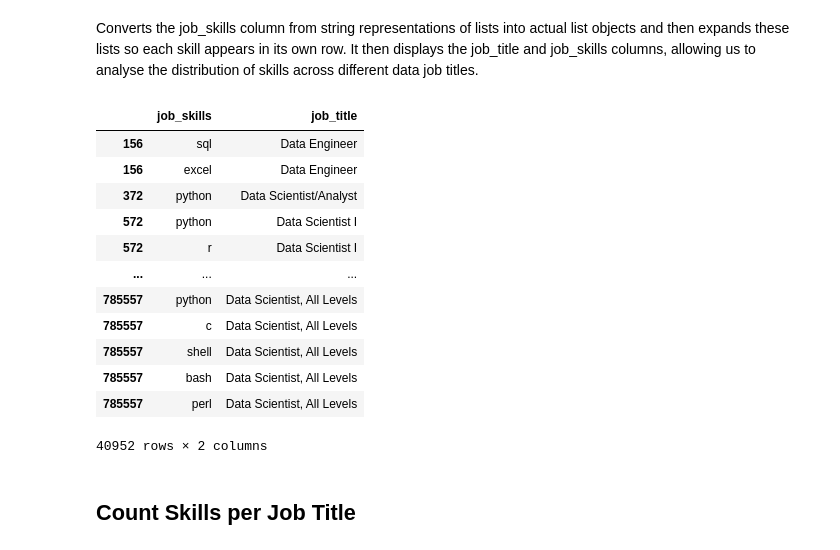
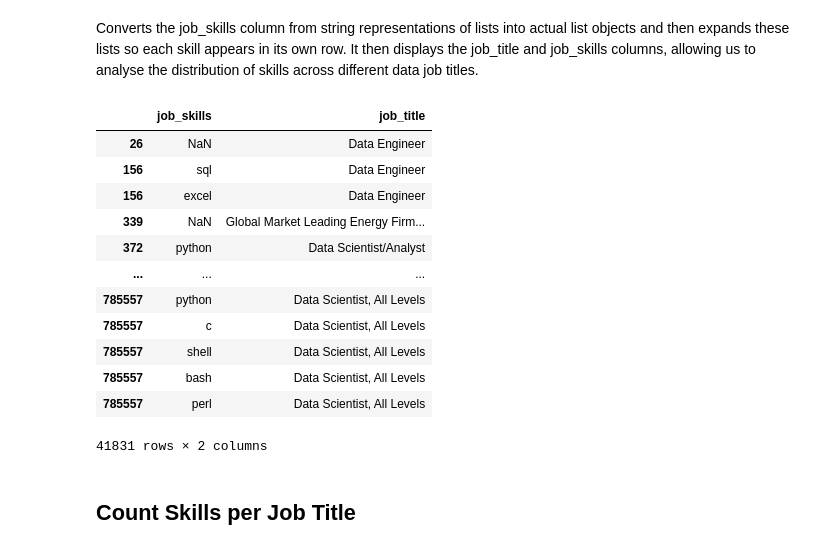
Before and after one commit to aarnavthapa/Jobs_Analysis, a Jupyter notebook: 2_Skills_Count.ipynb, the cells around one changed output. Drawn from its saved outputs; the diff is of its cells as text; code cells hidden in the pictures.

```diff
--- a/2_Skills_Count.ipynb
+++ b/2_Skills_Count.ipynb
@@ -33,23 +33,22 @@ df_US = df[df['job_location'] == 'United States']
 Converts the job_skills column from string representations of lists into actual list objects and then expands these lists so each skill appears in its own row. It then displays the job_title and job_skills columns, allowing us to analyse the distribution of skills across different data job titles.
 # %%
 df_skills = df_US.explode('job_skills')
-df_skills = df_skills.dropna(subset=['job_skills'])
 
 df_skills[['job_skills', 'job_title']]
 # %% [output]
 |  | job_skills | job_title |
+| 26 | NaN | Data Engineer |
 | 156 | sql | Data Engineer |
 | 156 | excel | Data Engineer |
+| 339 | NaN | Global Market Leading Energy Firm... |
 | 372 | python | Data Scientist/Analyst |
-| 572 | python | Data Scientist I |
-| 572 | r | Data Scientist I |
 | ... | ... | ... |
 | 785557 | python | Data Scientist, All Levels |
 | 785557 | c | Data Scientist, All Levels |
 | 785557 | shell | Data Scientist, All Levels |
 | 785557 | bash | Data Scientist, All Levels |
 | 785557 | perl | Data Scientist, All Levels |
-40952 rows × 2 columns
+41831 rows × 2 columns
 # %% [markdown]
 ## Count Skills per Job Title
 # %% [markdown]
```
Also changed, not shown: parts of 3 cells of this notebook.
